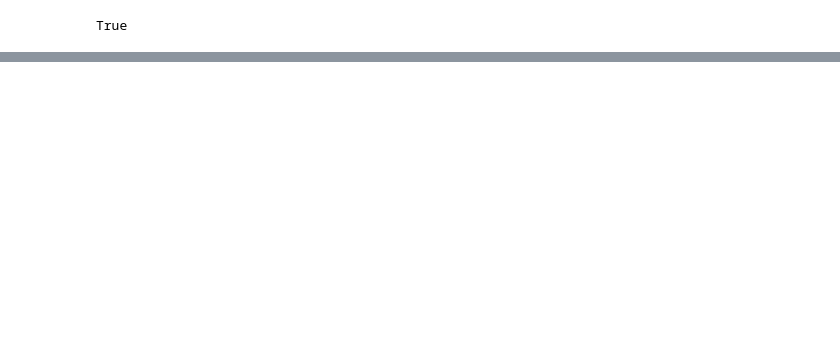
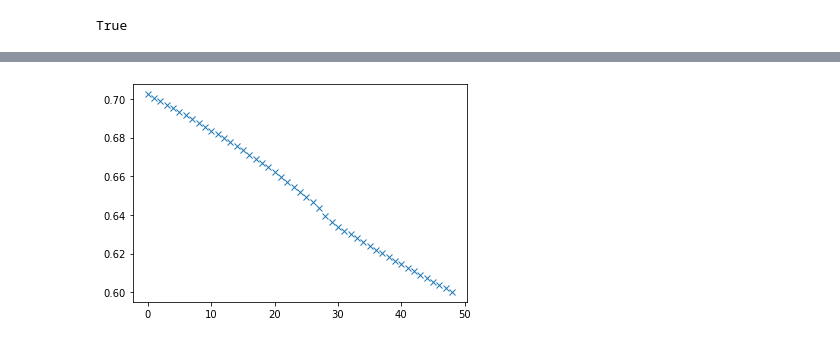
Before and after one commit to mmosc/SBNet, a Jupyter notebook: mmimdb_explore.ipynb, the cells around one changed output, grey strips where cells are left out. Drawn from its saved outputs; the diff is of its cells as text; code cells hidden in the pictures; blank space fills up the shorter version.

```diff
--- a/mmimdb_explore.ipynb
+++ b/mmimdb_explore.ipynb
@@ -30,7 +30,8 @@ torch.cuda.is_available()
 # %% [output]
 True
 # %%
-data_folder = '/home/marta/jku/LLaVA/mmimdb'
+# data_folder = '/home/marta/jku/LLaVA/mmimdb'
+data_folder = '/share/hel/datasets/mmimdb'
 # %%
 texts_folder = os.path.join(data_folder, 'llava_encoded_texts')
 
@@ -366,12 +252,11 @@ parser = argparse.ArgumentParser()
 parser.add_argument('--seed', type=int, default=1, metavar='S', help='Random Seed')
 parser.add_argument('--cuda', action='store_true', default=True, help='CUDA Training')
 parser.add_argument('--save_dir', type=str, default='model', help='Directory for saving checkpoints.')
-parser.add_argument('--lr', type=float, default=1e-2, metavar='LR',
-                    help='learning rate (default: 1e-4)')
+parser.add_argument('--lr', type=float, default=1e-5, metavar='LR',
+                    help='learning rate (default: 1e-5)')
 parser.add_argument('--batch_size', type=int, default=128, help='Batch size for training.')
-parser.add_argument('--max_num_epoch', type=int, default=100, help='Max number of epochs to train, number')
-parser.add_argument('--alpha_list', type=list, default=[1], help='Alpha Values List')
-parser.add_argument('--dim_embed', type=int, default=64,
+parser.add_argument('--max_num_epoch', type=int, default=50, help='Max number of epochs to train, number')
+parser.add_argument('--dim_embed', type=int, default=256,
                     help='Embedding Size')
-parser.add_argument('--split_type', type=str, default='image_only', help='split_type')
+parser.add_argument('--split_type', type=str, default='text_only', help='split_type')
 # %% [output]
@@ -395,0 +333,7 @@ ValueError: Found input variables with inconsistent numbers of samples: [15552,
+# %%
+import matplotlib.pyplot as plt
+ar = np.arange(len(losses)) # just as an example array
+plt.plot(ar, losses, 'x')
+plt.show()
+# %% [output]
+[figure, added]
```
Also changed, not shown: parts of 9 cells of this notebook.
